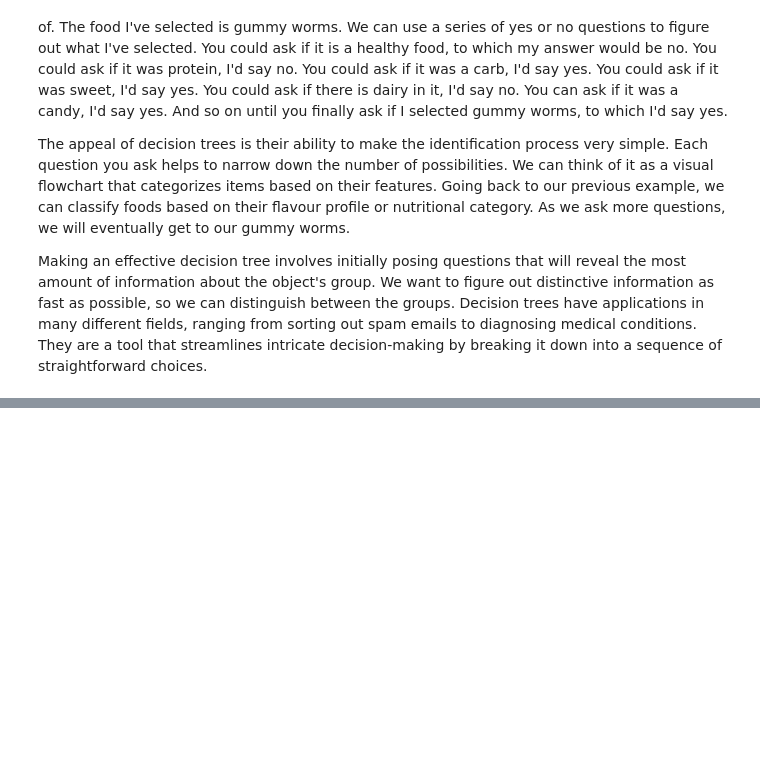
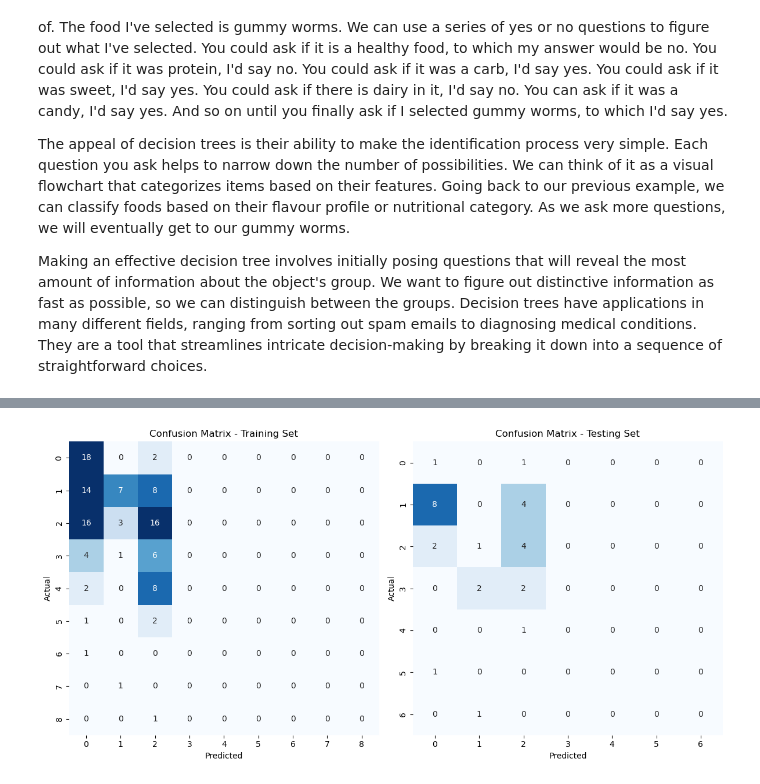
Before and after one commit to anly501/dsan-5000-project-rennyd123, a Jupyter notebook: dsan-website/5000-website/tabs/decision_tree/classification.ipynb, the cells around one changed output, grey strips where cells are left out. Drawn from its saved outputs; the diff is of its cells as text; code cells hidden in the pictures; blank space fills up the shorter version.

```diff
--- a/dsan-website/5000-website/tabs/decision_tree/classification.ipynb
+++ b/dsan-website/5000-website/tabs/decision_tree/classification.ipynb
@@ -26,0 +308,82 @@ Create two or more paragraphs, more is fine, that discuss in a NON-TECHNICAL way
+# %%
+#| code-fold: true
+import pandas as pd
+from sklearn.tree import DecisionTreeClassifier, export_text, export_graphviz
+import sklearn.tree
+import sklearn.model_selection
+import matplotlib.pyplot as plt
+from IPython.display import Image
+from sklearn.tree import plot_tree
+import graphviz
+import plotly.graph_objects as go
+from sklearn.metrics import accuracy_score, precision_score, recall_score, f1_score,  confusion_matrix
+
+dtc = sklearn.tree.DecisionTreeClassifier(
+    max_depth = 6,
+    random_state=5000,
+    min_samples_leaf=1,
+    min_impurity_decrease=0.01
+)
+
+dtc.fit(X_train, y_train)
+
+important_features = ['Prevention Measure Stretching', 'Prevention Measure Warm Up',
+       'Prevention Measure Specific Strength Exercises',
+       'Prevention Measure Bracing', 'Prevention Measure Taping',
+       'Prevention Measure Shoe Insoles']
+
+X_df = soccer_injuries[important_features].copy()
+X_df = X_df.replace({"yes": 1, "no": 0})
+y = soccer_injuries["Number of Injuries"].copy()
+
+X_train, X_test, y_train, y_test = sklearn.model_selection.train_test_split(
+    X_df, y, test_size=0.2, random_state=5000
+)
+
+y_train_pred = dtc.predict(X_train)
+y_test_pred = dtc.predict(X_test)
+
+train_accuracy = accuracy_score(y_train, y_train_pred)
+test_accuracy = accuracy_score(y_test, y_test_pred)
+
+train_precision = precision_score(y_train, y_train_pred, average='macro')
+test_precision = precision_score(y_test, y_test_pred, average='macro')
+
+train_recall = recall_score(y_train, y_train_pred, average='macro')
+test_recall = recall_score(y_test, y_test_pred, average='macro')
+
+train_f1 = f1_score(y_train, y_train_pred, average='macro')
+test_f1 = f1_score(y_test, y_test_pred, average='macro')
+
+print("Training Accuracy:", train_accuracy)
+print("Testing Accuracy:", test_accuracy)
+
+print("Training Precision:", train_precision)
+print("Testing Precision:", test_precision)
+
+print("Training Recall:", train_recall)
+print("Testing Recall:", test_recall)
+
+print("Training F1 Score:", train_f1)
+print("Testing F1 Score:", test_f1)
+
+conf_matrix_train = confusion_matrix(y_train, y_train_pred)
+conf_matrix_test = confusion_matrix(y_test, y_test_pred)
+
+plt.figure(figsize=(12, 6))
+
+plt.subplot(1, 2, 1)
+sns.heatmap(conf_matrix_train, annot=True, fmt='d', cmap='Blues', cbar=False, vmin=1, vmax=10)
+plt.title('Confusion Matrix - Training Set')
+plt.xlabel('Predicted')
+plt.ylabel('Actual')
+
+plt.subplot(1, 2, 2)
+sns.heatmap(conf_matrix_test, annot=True, fmt='d', cmap='Blues', cbar=False, vmin=1, vmax=10)
+plt.title('Confusion Matrix - Testing Set')
+plt.xlabel('Predicted')
+plt.ylabel('Actual')
+
+plt.tight_layout()
+plt.show()
+# %% [output]
@@ -26,0 +402 @@ Create two or more paragraphs, more is fine, that discuss in a NON-TECHNICAL way
+[figure, added]
```
Also changed, not shown: parts of 24 cells of this notebook, 26 other files.
